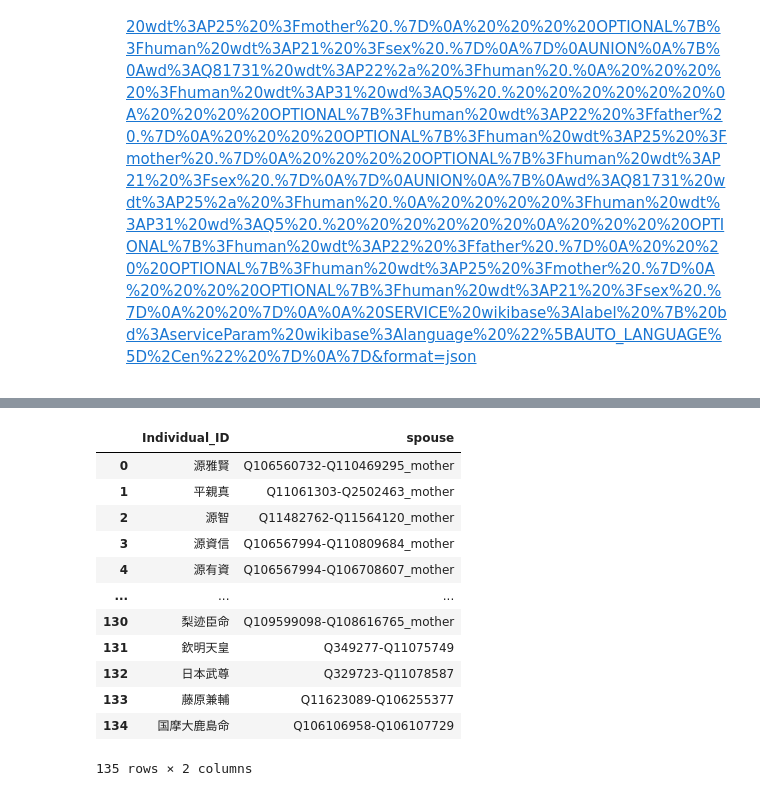
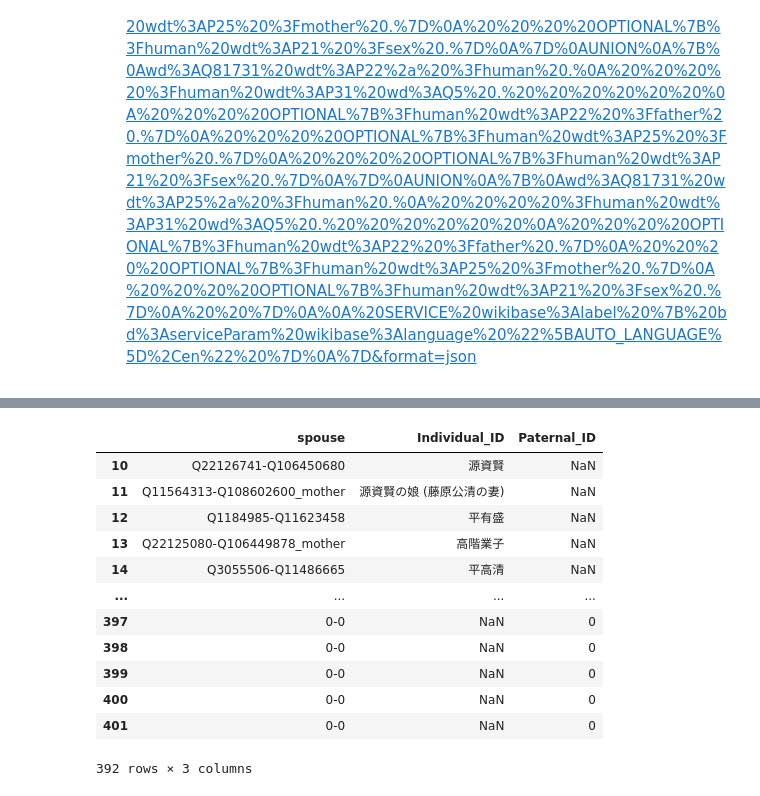
Before and after one commit to wonox/pedigree, a Jupyter notebook: pedigree.ipynb, the cells around one changed output, grey strips where cells are left out. Drawn from its saved outputs; the diff is of its cells as text; code cells hidden in the pictures.

```diff
--- a/pedigree.ipynb
+++ b/pedigree.ipynb
@@ -228,25 +241,44 @@ df_human.head()
 | 2 | FA00 | 源智 | 平師盛 | 源智の母 | 1 | 0 | Q11564120 | Q11482762 | Q11564120_mother | ... |
 | 3 | FA00 | 源資信 | 源時賢 | 源資信の母 | 1 | 0 | Q110809684 | Q106567994 | Q110809684_mother | ... |
 | 4 | FA00 | 源有資 | 源時賢 | 源有資の母 | 1 | 0 | Q106708607 | Q106567994 | Q106708607_mother | ... |
-# %%
-person_spuse = df_human[['Individual_ID','spouse']]
-#条件にマッチしたIndexを取得
-drop_index = person_spuse.index[person_spuse['spouse'] == '0-0']
-#条件にマッチしたIndexを削除
-person_spuse = person_spuse.drop(drop_index)
-
-person_spuse
-# %% [output]
-|  | Individual_ID | spouse |
-| 0 | 源雅賢 | Q106560732-Q110469295_mother |
-| 1 | 平親真 | Q11061303-Q2502463_mother |
-| 2 | 源智 | Q11482762-Q11564120_mother |
-| 3 | 源資信 | Q106567994-Q110809684_mother |
-| 4 | 源有資 | Q106567994-Q106708607_mother |
-| ... | ... | ... |
-| 130 | 梨迹臣命 | Q109599098-Q108616765_mother |
-| 131 | 欽明天皇 | Q349277-Q11075749 |
-| 132 | 日本武尊 | Q329723-Q11078587 |
-| 133 | 藤原兼輔 | Q11623089-Q106255377 |
-| 134 | 国摩大鹿島命 | Q106106958-Q106107729 |
-135 rows × 2 columns
+# %%
+# 配偶者spouseから、子個人Individual へ
+person_spouse = df_human[['spouse','Individual_ID']]
+#条件にマッチしたIndexを取得
+drop_index = person_spouse.index[person_spouse['spouse'] == '0-0']
+#条件にマッチしたIndexを削除
+person_spouse = person_spouse.drop(drop_index)
+person_spouse = person_spouse.reindex(columns=['spouse','Individual_ID'])
+# person_spouse
+
+# 父から配偶者spouse
+paternal_spouse = df_human[['Paternal_ID','spouse']]
+# paternal_spouse
+
+# 母から配偶者
+maternal_spouse = df_human[['Maternal_ID','spouse']]
+# maternal_spouse
+
+df_name = pd.concat(
+    [person_spouse, paternal_spouse],
+    axis=0,
+    ignore_index=True
+)
+
+df_name[10:]
+
+# print(person_spuse.values)
+# %% [output]
+|  | spouse | Individual_ID | Paternal_ID |
+| 10 | Q22126741-Q106450680 | 源資賢 | NaN |
+| 11 | Q11564313-Q108602600_mother | 源資賢の娘 (藤原公清の妻) | NaN |
+| 12 | Q1184985-Q11623458 | 平有盛 | NaN |
+| 13 | Q22125080-Q106449878_mother | 高階業子 | NaN |
+| 14 | Q3055506-Q11486665 | 平高清 | NaN |
+| ... | ... | ... | ... |
+| 397 | 0-0 | NaN | 0 |
+| 398 | 0-0 | NaN | 0 |
+| 399 | 0-0 | NaN | 0 |
+| 400 | 0-0 | NaN | 0 |
+| 401 | 0-0 | NaN | 0 |
+392 rows × 3 columns
```
Also changed, not shown: parts of 5 cells of this notebook, 1 other file.
